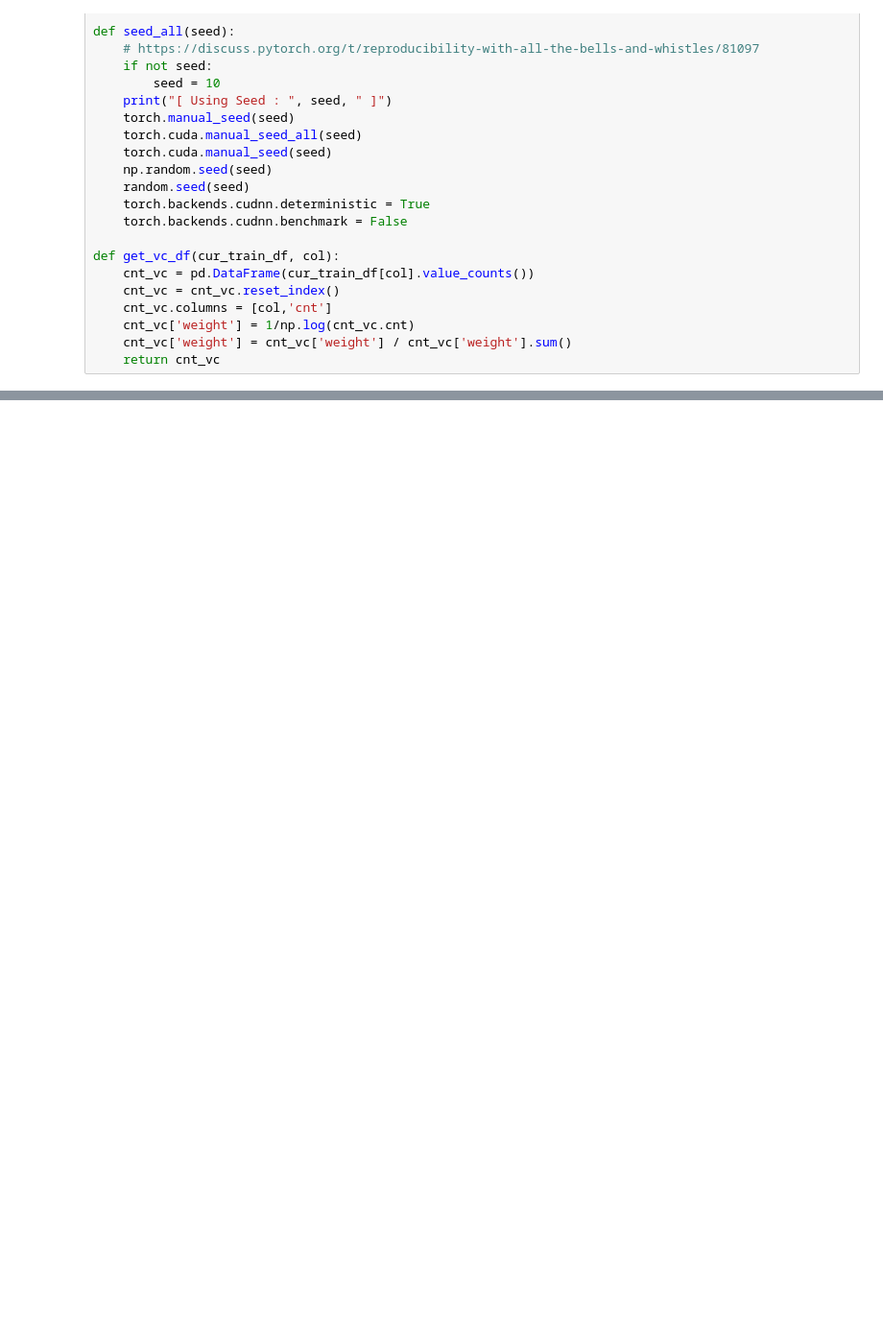
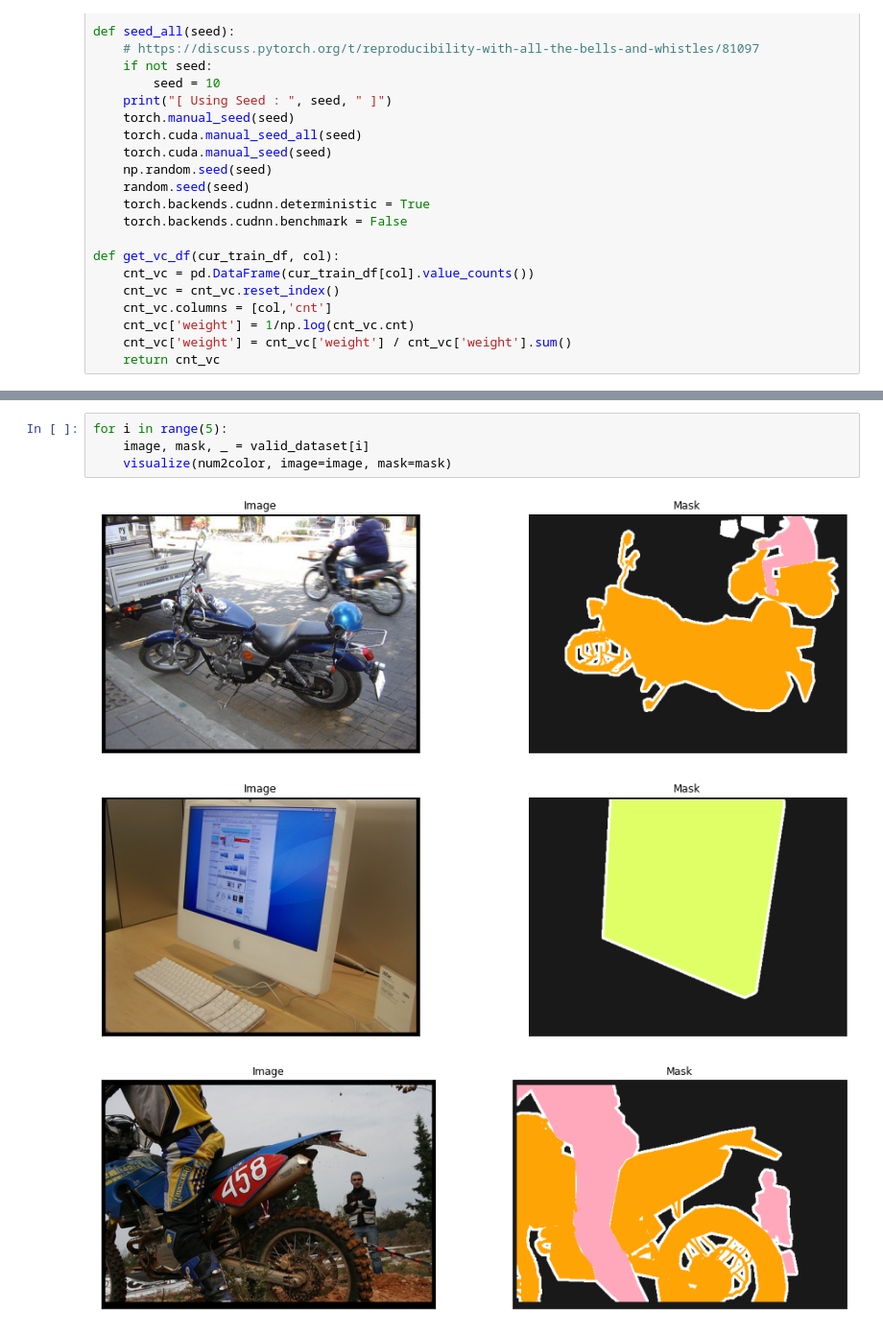
Before and after one commit to NamSahng/imbalance_segmentation, a Jupyter notebook: src/exercise_notebooks/train_example.ipynb, the cells around one changed output, grey strips where cells are left out. Shown at 96% size. Cells and saved outputs as stored; diff of their text form; blank space fills up the shorter version.

```diff
--- a/src/exercise_notebooks/train_example.ipynb
+++ b/src/exercise_notebooks/train_example.ipynb
@@ -188,0 +198,8 @@ for i in range(10):
+# %%
+for i in range(5):
+    image, mask, _ = valid_dataset[i]
+    visualize(num2color, image=image, mask=mask)
+# %% [output]
+[figure, added]
+[figure, added]
+[figure, added]
```
Also changed, not shown: parts of 13 cells of this notebook, 10 other files.
